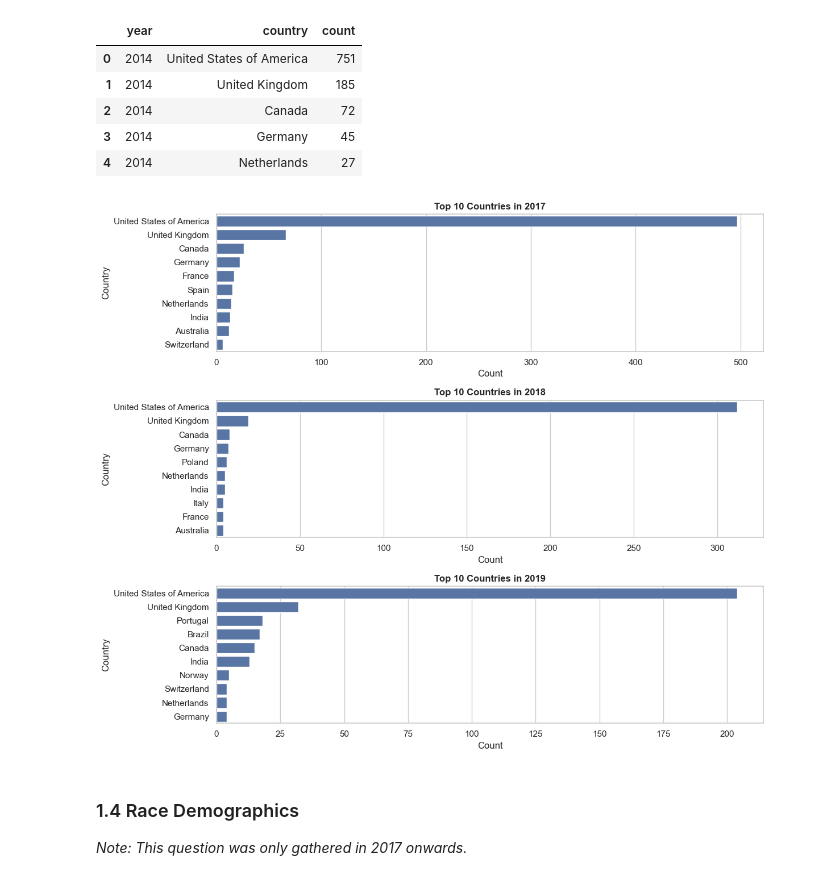
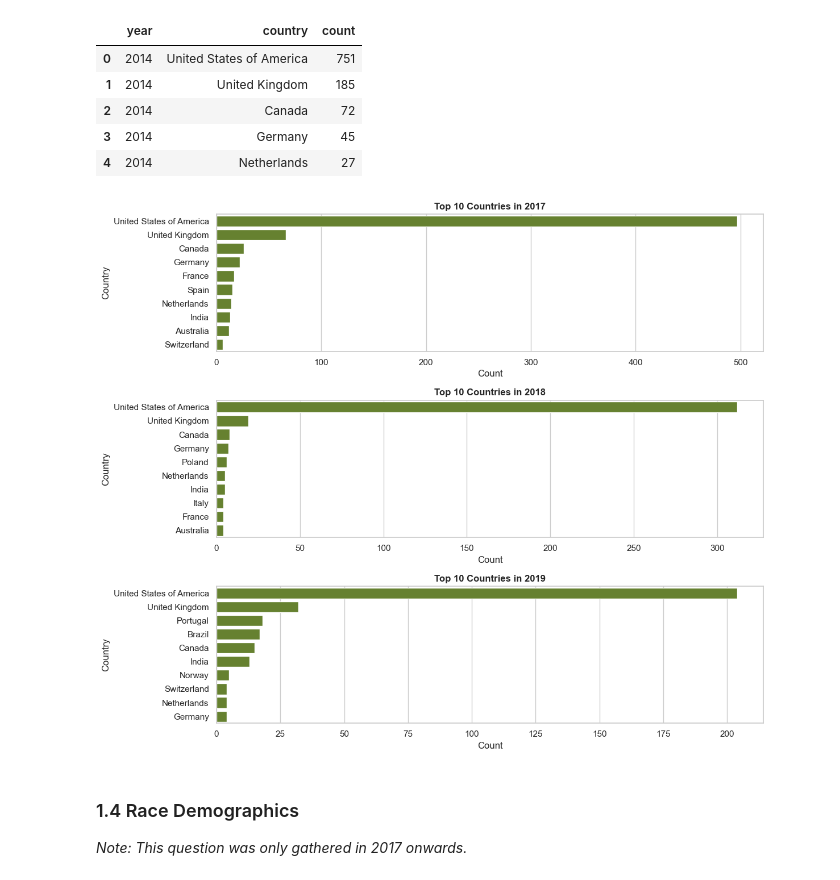
Before and after one commit to giddygarcia/Mental-Health-In-Tech, a Jupyter notebook: mental-health.ipynb, the cells around one changed output. Drawn from its saved outputs; the diff is of its cells as text; code cells hidden in the pictures.

```diff
--- a/mental-health.ipynb
+++ b/mental-health.ipynb
@@ -348,17 +348,17 @@ top10_countries = (df_country[df_country['year'].isin(select_years)]
 # %%
 fig, axes = plt.subplots(3,1, figsize=(12,10))
 
 for i, year in enumerate(select_years):
     subset = top10_countries[top10_countries['year'] == year]
-    sns.barplot(data=subset, x='count', y='country', ax=axes[i])
+    sns.barplot(data=subset, x='count', y='country', ax=axes[i], color='olivedrab')
     axes[i].set_title(f'Top 10 Countries in {year}', weight='bold')
     axes[i].set_xlabel('Count')
     axes[i].set_ylabel('Country')
 
 plt.tight_layout()
 plt.show()
 # %% [output]
-[figure, old version]
+[figure, new version]
 # %% [markdown]
 ### 1.4 Race Demographics
 
```
Also changed, not shown: parts of 23 cells of this notebook.
